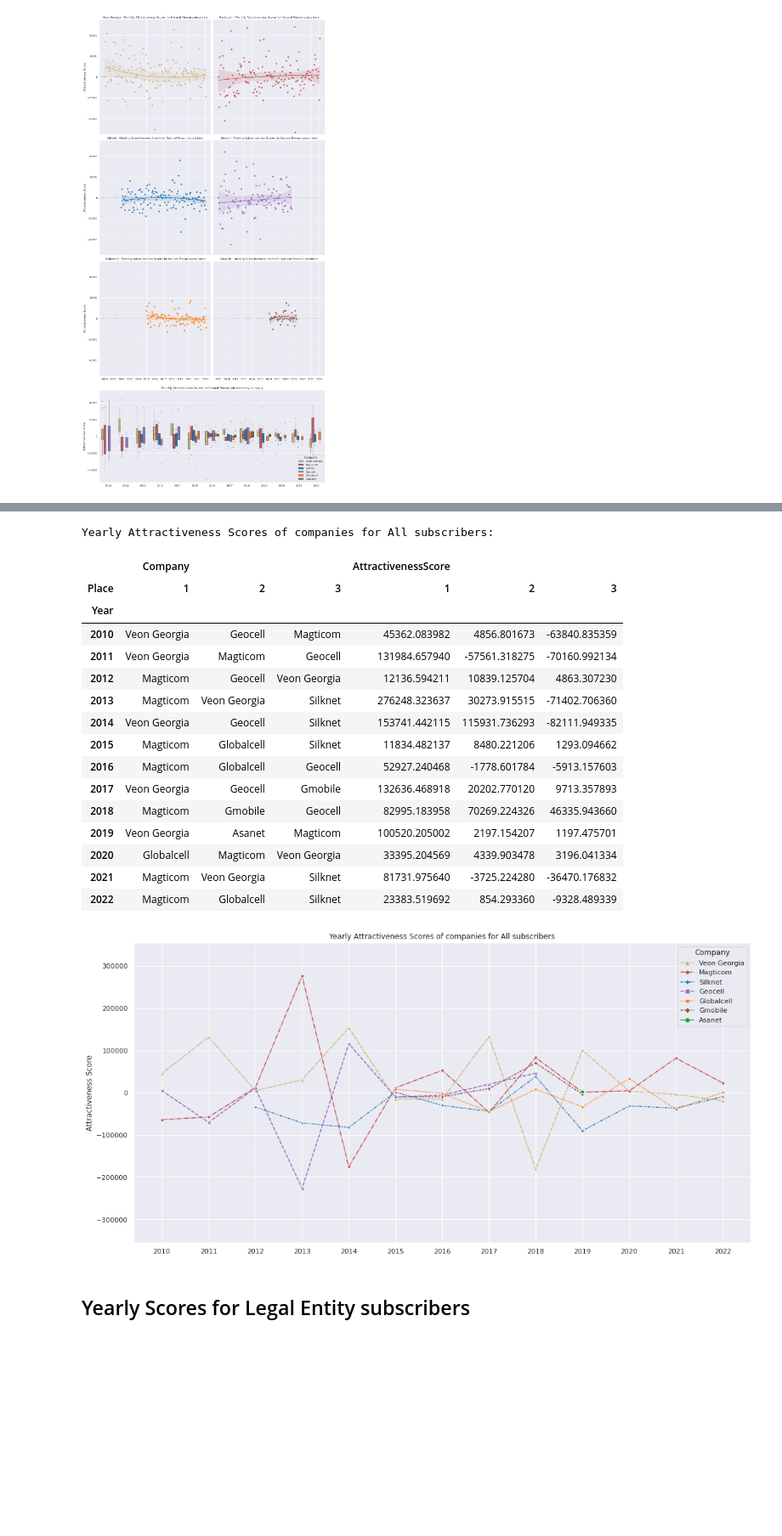
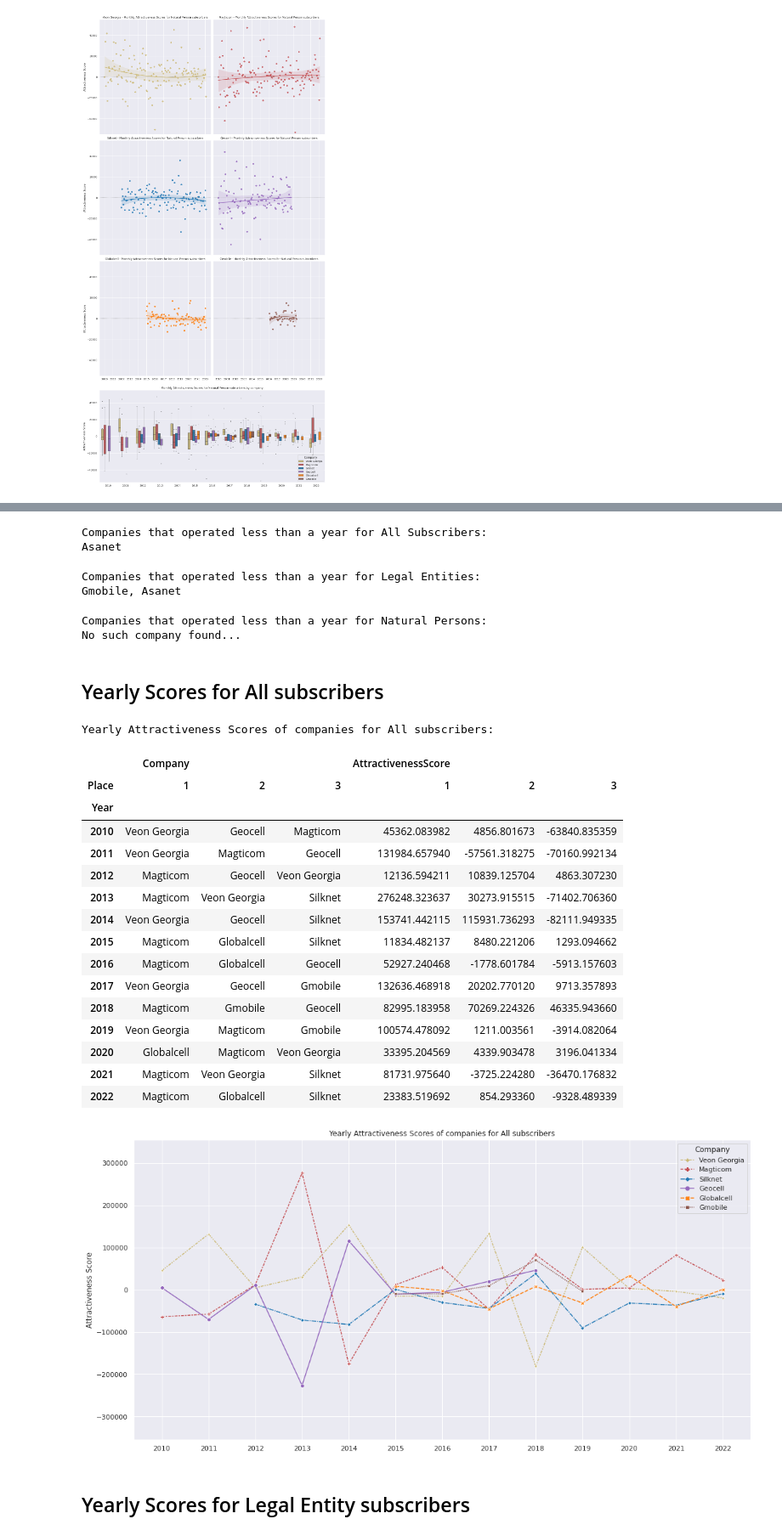
Before and after one commit to sentinel-1/mobile_subscribers_Georgia, a Jupyter notebook: ASA (Atractiveness Score Analysis).ipynb, the cells around one changed output, grey strips where cells are left out. Shown at 85% size. Cells and saved outputs as stored; diff of their text form; code cells hidden in the pictures; blank space fills up the shorter version.

```diff
--- a/ASA (Atractiveness Score Analysis).ipynb
+++ b/ASA (Atractiveness Score Analysis).ipynb
@@ -147,8 +154,13 @@ Given data covers the interval of time from January 2010 to February 2022 (inclu
 
 List of companies with their respective number of active months during the time period covered by the given data:
 # %%
-display(all_df['Company']
-        .value_counts()
-        .reset_index()
-        .rename({"Company": "Active Months", "index": "Company"}, axis=1))
+def get_active_monts_df(df: pd.DataFrame) -> pd.DataFrame:
+    return (df['Company']
+            .value_counts()
+            .reset_index()
+            .rename({"Company": "Active Months", "index": "Company"}, axis=1))
+
+all_df_active_months = get_active_monts_df(all_df)
+print("# of active months for All Subscribers")
+display(all_df_active_months)
 # %% [output]
@@ -804,3 +844,38 @@ plot_attractiveness_score_of_companies(
+# %%
+all_df_exclude = all_df_active_months.loc[
+    all_df_active_months['Active Months'] < 12, 'Company']
+print("Companies that operated less than a year for All Subscribers:")
+print(", ".join(all_df_exclude.to_list())
+      if len (all_df_exclude) else "No such company found...")
+# %% [output]
+Companies that operated less than a year for All Subscribers:
+Asanet
+# %%
+legal_entities_df_exclude = legal_entities_df_active_months.loc[
+    legal_entities_df_active_months['Active Months'] < 12, 'Company']
+print("Companies that operated less than a year for Legal Entities:")
+print(", ".join(legal_entities_df_exclude.to_list())
+      if len(legal_entities_df_exclude) else "No such company found...")
+# %% [output]
+Companies that operated less than a year for Legal Entities:
+Gmobile, Asanet
+# %%
+natural_persons_df_exclude = natural_persons_df_active_months.loc[
+    natural_persons_df_active_months['Active Months'] < 12, 'Company']
+print("Companies that operated less than a year for Natural Persons:")
+print(", ".join(natural_persons_df_exclude.to_list())
+      if len(natural_persons_df_exclude) else "No such company found...")
+# %% [output]
+Companies that operated less than a year for Natural Persons:
+No such company found...
+# %%
+all_df = all_df.loc[~all_df['Company'].isin(all_df_exclude)]
+legal_entities_df = legal_entities_df.loc[
+    ~legal_entities_df['Company'].isin(legal_entities_df_exclude)]
+natural_persons_df = natural_persons_df.loc[
+    ~natural_persons_df['Company'].isin(natural_persons_df_exclude)]
+# %% [markdown]
+## Yearly Scores for All subscribers
 # %%
 def get_top_3_companies_per_year(df: pd.DataFrame) -> pd.DataFrame:
     df = df.assign(
@@ -848,36 +923,37 @@ def plot_yearly_attractiveness_score_of_companies(df: pd.DataFrame,
     ax.set(
         ylabel='Attractiveness Score',
         xticks=years_df['Year'], xticklabels=years_df['Year'], xlabel='',
         ylim=(-355000, 355000)
     )
     plt.title(title)
     plt.show()
     plt.close(fig)
 
 
 title = "Yearly Attractiveness Scores of companies for All subscribers"
 print(f'\n{title}:\n')
-display(get_top_3_companies_per_year(all_df))
+all_top3_df = get_top_3_companies_per_year(all_df)
+display(all_top3_df)
 plot_yearly_attractiveness_score_of_companies(all_df, title)
 # %% [output]
 Yearly Attractiveness Scores of companies for All subscribers:
 |  | Company |  |  | AttractivenessScore |  |  |
 | Place | 1 | 2 | 3 | 1 | 2 | 3 |
 | Year |  |  |  |  |  |  |
 | 2010 | Veon Georgia | Geocell | Magticom | 45362.083982 | 4856.801673 | -63840.835359 |
 | 2011 | Veon Georgia | Magticom | Geocell | 131984.657940 | -57561.318275 | -70160.992134 |
 | 2012 | Magticom | Geocell | Veon Georgia | 12136.594211 | 10839.125704 | 4863.307230 |
 | 2013 | Magticom | Veon Georgia | Silknet | 276248.323637 | 30273.915515 | -71402.706360 |
 | 2014 | Veon Georgia | Geocell | Silknet | 153741.442115 | 115931.736293 | -82111.949335 |
 | 2015 | Magticom | Globalcell | Silknet | 11834.482137 | 8480.221206 | 1293.094662 |
 | 2016 | Magticom | Globalcell | Geocell | 52927.240468 | -1778.601784 | -5913.157603 |
 | 2017 | Veon Georgia | Geocell | Gmobile | 132636.468918 | 20202.770120 | 9713.357893 |
 | 2018 | Magticom | Gmobile | Geocell | 82995.183958 | 70269.224326 | 46335.943660 |
-| 2019 | Veon Georgia | Asanet | Magticom | 100520.205002 | 2197.154207 | 1197.475701 |
+| 2019 | Veon Georgia | Magticom | Gmobile | 100574.478092 | 1211.003561 | -3914.082064 |
 | 2020 | Globalcell | Magticom | Veon Georgia | 33395.204569 | 4339.903478 | 3196.041334 |
 | 2021 | Magticom | Veon Georgia | Silknet | 81731.975640 | -3725.224280 | -36470.176832 |
 | 2022 | Magticom | Globalcell | Silknet | 23383.519692 | 854.293360 | -9328.489339 |
-[figure, old version]
+[figure, new version]
 # %% [markdown]
 ## Yearly Scores for Legal Entity subscribers
 # %%
```
Also changed, not shown: parts of 18 cells of this notebook, 3 other files.
